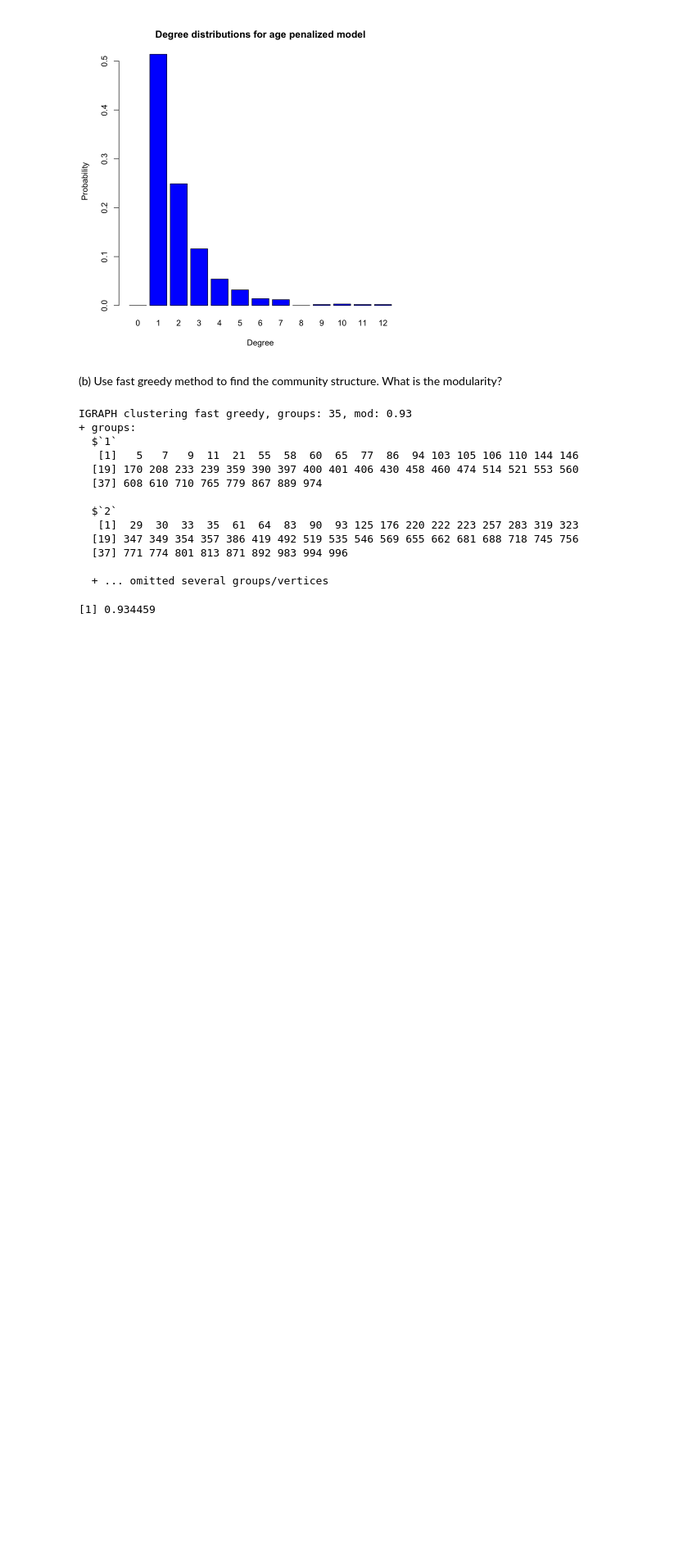
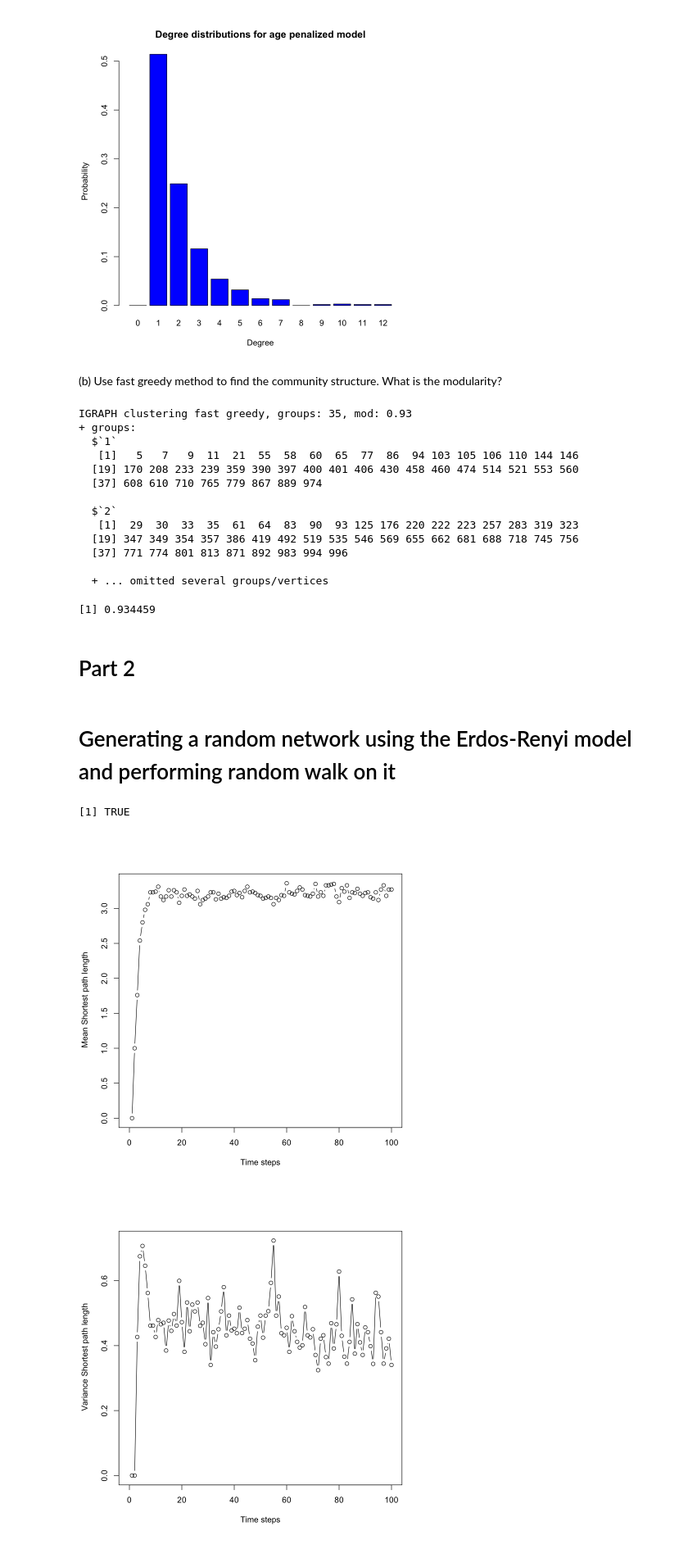
Before and after one commit to morgworth/ece232_team, a Jupyter notebook: Project 1/Anthony Project1.ipynb, the cells around one changed output. Shown at 82% size. Drawn from its saved outputs; the diff is of its cells as text; code cells hidden in the pictures; blank space fills up the shorter version.

Commit message:
most of part 2 added - Anthony

```diff
--- a/Project 1/Anthony Project1.ipynb
+++ b/Project 1/Anthony Project1.ipynb
@@ -310,3 +301,12 @@ IGRAPH clustering fast greedy, groups: 35, mod: 0.93
 modularity(clustered)
 # %% [output]
 [1] 0.934459
+# %% [markdown]
+# Part 2
+# %% [markdown]
+# Generating a random network using the Erdos-Renyi model and performing random walk on it
+# %%
+# Generating the Erdos-Renyi network
+num_nodes = 1000
+edge_prob = 0.01
+erdos_graph = sample_gnp(num_nodes, edge_prob, directed = FALSE)
@@ -312,0 +353,26 @@ modularity(clustered)
+# %%
+# Checking if the graph is connected
+connectivity = is_connected(erdos_graph)
+print(connectivity)
+# %% [output]
+[1] TRUE
+# %%
+# Performing a 100 step random walk for 100 times on the erdos graph and plotting the mean and
+# the variance of the shortest path
+degree_list = c(1:100)
+iters = 100
+distances = matrix(NA, nrow=iters, ncol=t)
+start_nodes = sample(1:vcount(erdos_graph),100)
+for(i in 1:iters){
+    results = random_walk(erdos_graph,t,start_nodes[i])
+    vertex_sequences = results[['distances']]
+    end_node_degree = results[['degrees']][1]
+    distances[i,] = shortest.paths(erdos_graph,vertex_sequences,start_nodes[i])
+    degree_list[i] = end_node_degree
+}
+
+plot(colMeans(distances),type="b", xlab='Time steps', ylab=' Mean Shortest path length', xlim=c(0,100))
+plot(colVars(distances),type="b", xlab='Time steps', ylab=' Variance Shortest path length', xlim=c(0,100))
+# %% [output]
+[figure, added]
+[figure, added]
```
Also changed, not shown: parts of 29 cells of this notebook.
